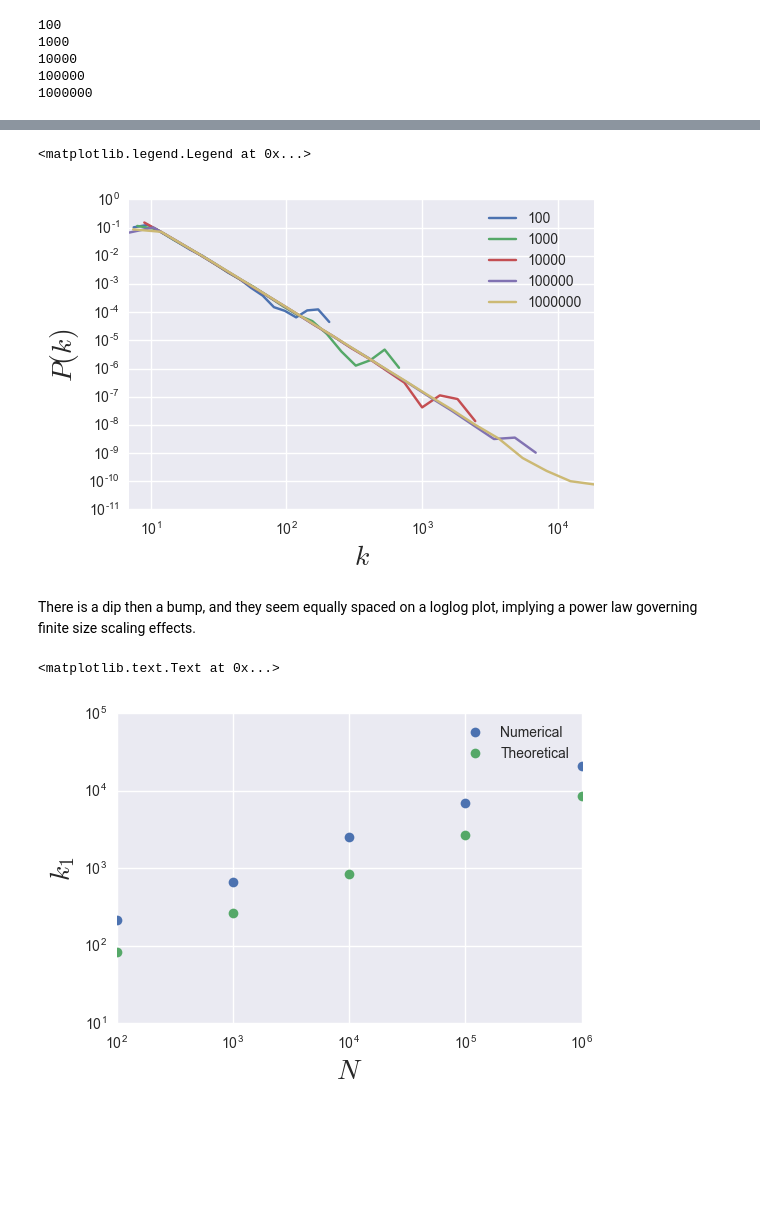
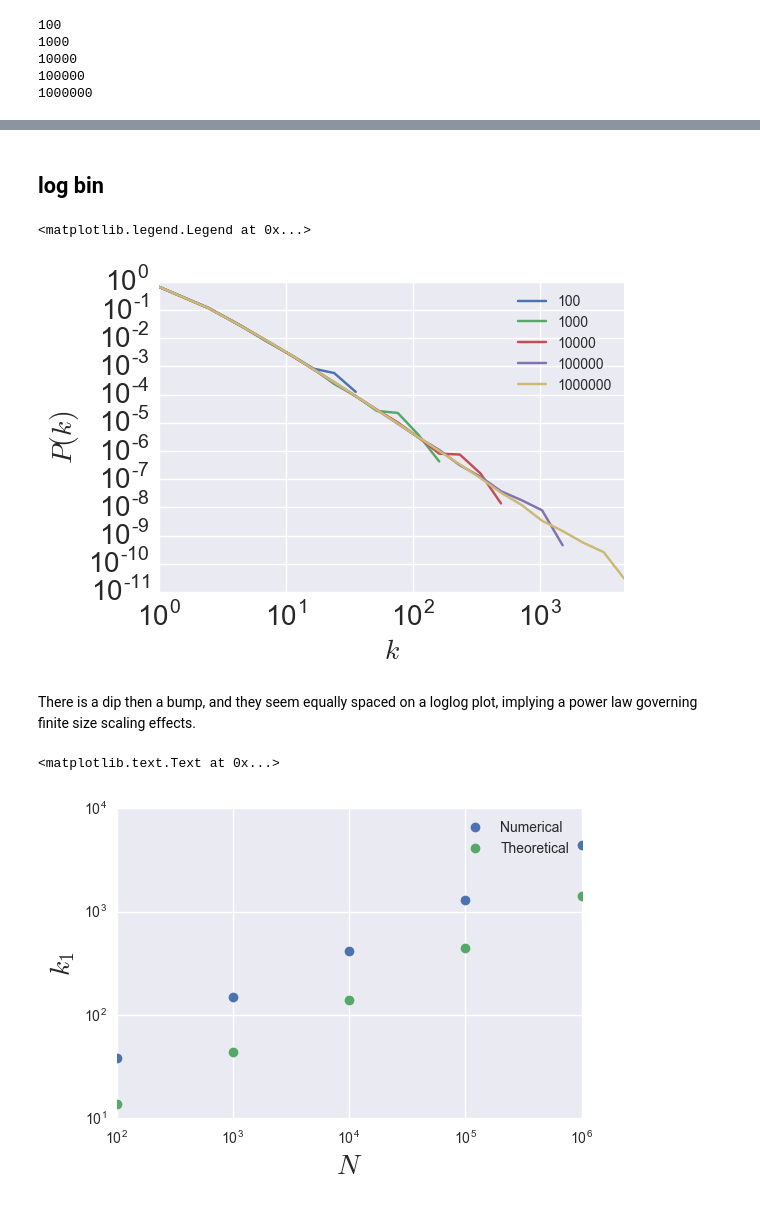
Before and after one commit to lingxz/networks, a Jupyter notebook: preferential-attachment.ipynb, the cells around one changed output, grey strips where cells are left out. Cells and saved outputs as stored; diff of their text form; code cells hidden in the pictures; blank space fills up the shorter version.

Commit message:
more work on ba model

```diff
--- a/preferential-attachment.ipynb
+++ b/preferential-attachment.ipynb
@@ -23,0 +91,2 @@ font_size = 20
+# %%
+fixed_n_logbin = utils.log_bin_freq_and_plot(fixed_n_degrees, a=1.4, font_size=font_size, style='-', loglog=True)
@@ -23,0 +130,18 @@ font_size = 20
+# %%
+ks_pvalues = pd.DataFrame()
+for col in fixed_n_logbin:
+    model_values = utils.deg_dist_theory(col, fixed_n_logbin[col].dropna().index)
+    col_list = []
+    for i, value in enumerate(fixed_n_logbin[col]):
+        if value == np.nan or i == 0:
+            col_list.append(np.nan)
+            continue
+        if fixed_n_logbin[col].tail(-i).dropna().empty:
+            col_list.append(np.nan)
+            continue
+        ks_stat, pvalue = scipy.stats.ks_2samp(fixed_n_logbin[col].tail(-i).dropna().values, model_values[i:])
+
+        col_list.append(pvalue)
+    additional = pd.DataFrame({col: col_list}, index=fixed_n_logbin[col].index)
+    ks_pvalues = pd.concat([ks_pvalues, additional], axis=1)
+ks_pvalues.plot(style='-')
@@ -23,0 +153,8 @@ font_size = 20
+# %%
+r2s = []
+for col in fixed_n_logbin:
+    model_values = utils.deg_dist_theory(col, fixed_n_logbin[col].dropna().index)
+    slope, intercept, r_value, p_value, std_err = scipy.stats.linregress(fixed_n_logbin[col].dropna().values, model_values)
+    r2s.append(r_value**2)
+display(pd.Series(r2s, index=fixed_n_logbin.columns))
+pd.Series(r2s, index=fixed_n_logbin.columns).plot(style='-o', loglog=True)
@@ -29,7 +212,7 @@ from collections import Counter
 folder = "data/ba/deg_dist"
 powers_of_n = np.arange(2, 7)
 N = 10**powers_of_n
-m = 8
+m = 1
 df = pd.DataFrame()
 for n in N:
     print(n)
@@ -71,10 +254,12 @@ degrees_df.plot(loglog=True, style='o', alpha=0.7)
+# %% [markdown]
+## log bin
 # %%
-a = list(np.linspace(1.2, 1.5, len(log_binned_df.columns)))
-log_binned_df = utils.log_bin_freq_and_plot(degrees_df, a=a, font_size=font_size, style='-', loglog=True)
+a = list(np.linspace(1.2, 1.5, len(degrees_df.columns)))
+log_binned_df = utils.log_bin_freq_and_plot(degrees_df, a=1.45, font_size=font_size, style='-', loglog=True)
 plt.legend()
 # %% [output]
 <matplotlib.legend.Legend at 0x...>
-[figure, old version]
+[figure, new version]
 # %% [markdown]
 There is a dip then a bump, and they seem equally spaced on a loglog plot, implying a power law governing finite size scaling effects.
 # %%
@@ -86,8 +271,10 @@ for col in degrees_df:
     largest_expected_degree.append(a)
     largest_degree_theory.append(k1)
 current_palette = sns.color_palette()
-pd.Series(largest_expected_degree, index=degrees_df.columns).plot(style='o', loglog=True, label='Numerical')
-pd.Series(largest_degree_theory, index=degrees_df.columns).plot(marker='o', linestyle='None', color=current_palette[1],
+numerical = pd.Series(largest_expected_degree, index=degrees_df.columns)
+numerical.plot(style='o', loglog=True, label='Numerical')
+theoretical = pd.Series(largest_degree_theory, index=degrees_df.columns)
+theoretical.plot(marker='o', linestyle='None', color=current_palette[1],
                                                                 loglog=True, label='Theoretical')
 ax = plt.gca()
 plt.legend()
@@ -95,5 +282,5 @@ ax.set_ylabel(u"$k_1$", fontsize=font_size)
 ax.set_xlabel(u"$N$", fontsize=font_size)
 # %% [output]
 <matplotlib.text.Text at 0x...>
-[figure, old version]
+[figure, new version]
 # %% [markdown]
```
Also changed, not shown: parts of 43 cells of this notebook.
